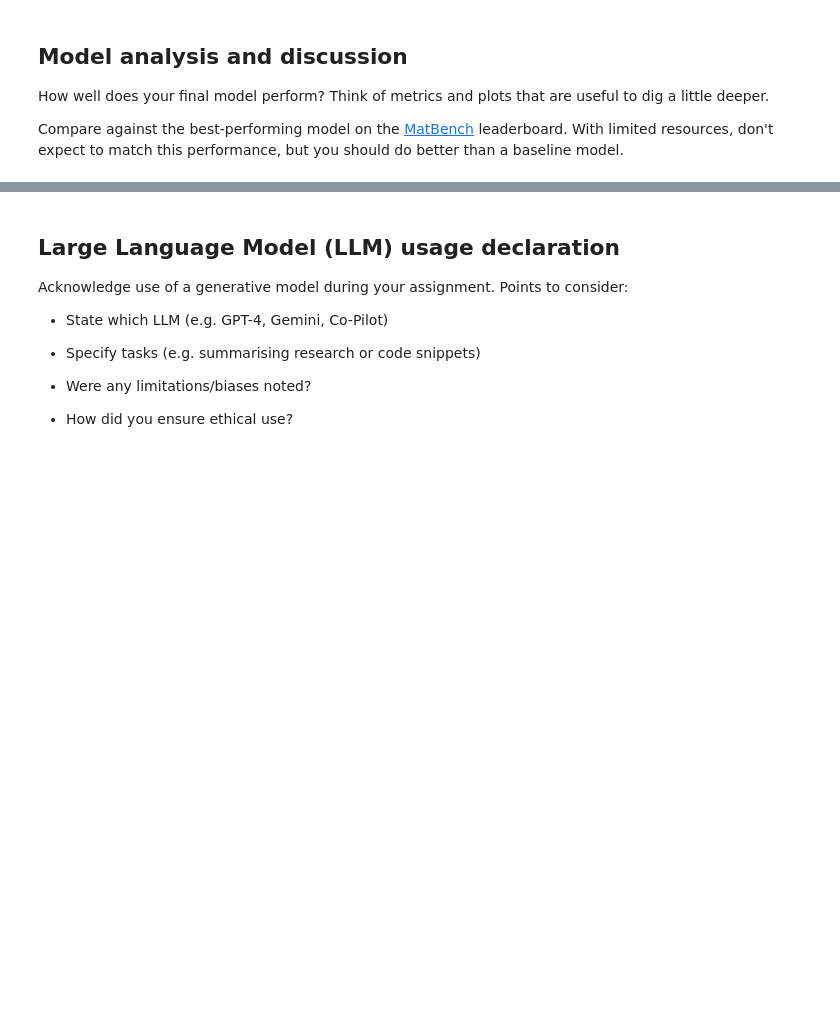
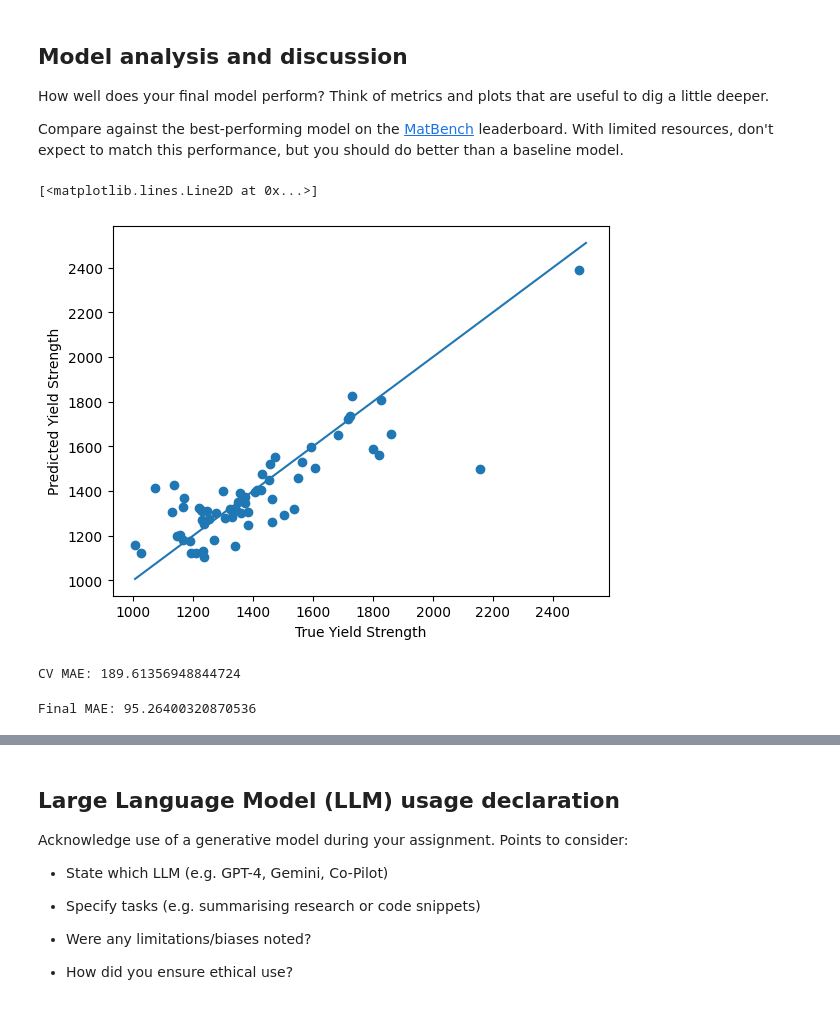
Before and after one commit to whyyyyyft/ML-materials, a Jupyter notebook: ML_Research.ipynb, the cells around one changed output, grey strips where cells are left out. Saved outputs shown, nothing was run; the diff lists cells and outputs as text; code cells hidden in the pictures; blank space fills up the shorter version.

```diff
--- a/ML_Research.ipynb
+++ b/ML_Research.ipynb
@@ -204,0 +278,5 @@ df_comp.head()
+# %%
+
+X_train, X_test, y_train, y_test = train_test_split(
+    X, y, test_size=0.2, random_state=42
+)
@@ -204,0 +384,22 @@ df_comp.head()
+# %%
+from sklearn.model_selection import RandomizedSearchCV
+
+params = {
+    "max_depth": [3,4,5,6,8],
+    "learning_rate": [0.01,0.05,0.1],
+    "n_estimators": [200,400,600],
+    "subsample": [0.7,0.8,1.0],
+}
+
+search = RandomizedSearchCV(
+    XGBRegressor(),
+    params,
+    n_iter=20,
+    scoring="neg_mean_absolute_error",
+    cv=5,
+    random_state=42
+)
+
+search.fit(X_train, y_train)
+
+print(search.best_params_)
@@ -204,0 +408,6 @@ df_comp.head()
+# %%
+best_model = search.best_estimator_
+
+preds = best_model.predict(X_test)
+
+mae = mean_absolute_error(y_test, preds)
@@ -212,0 +422,20 @@ Compare against the best-performing model on the [MatBench](https://matbench.mat
+# %%
+plt.scatter(y_test, preds)
+
+plt.xlabel("True Yield Strength")
+plt.ylabel("Predicted Yield Strength")
+
+plt.plot([y.min(), y.max()],
+         [y.min(), y.max()])
+# %% [output]
+[<matplotlib.lines.Line2D at 0x...>]
+[figure, added]
+# %%
+from sklearn.model_selection import cross_val_score
+
+scores = cross_val_score(best_model, X, y, cv=5,
+                         scoring="neg_mean_absolute_error")
+
+print("CV MAE:", -scores.mean())
+# %% [output]
+CV MAE: 189.61356948844724
@@ -212,0 +444,10 @@ Compare against the best-performing model on the [MatBench](https://matbench.mat
+# %%
+from sklearn.metrics import mean_absolute_error
+
+preds = search.best_estimator_.predict(X_test)
+
+mae = mean_absolute_error(y_test, preds)
+
+print("Final MAE:", mae)
+# %% [output]
+Final MAE: 95.26400320870536
```
Also changed, not shown: parts of 26 cells of this notebook.
